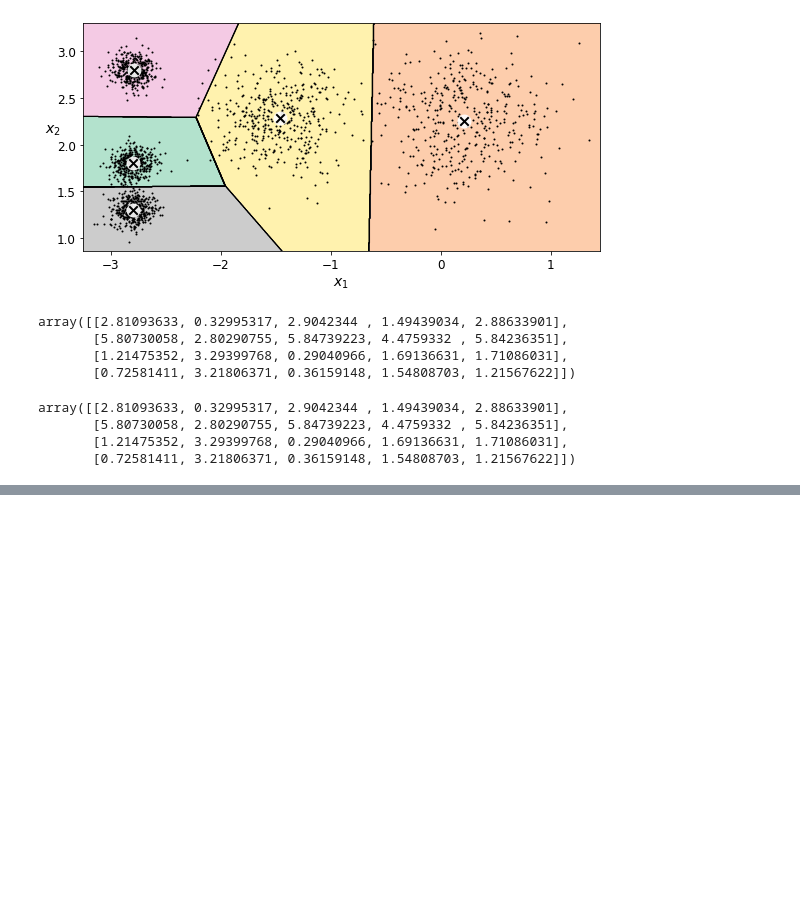
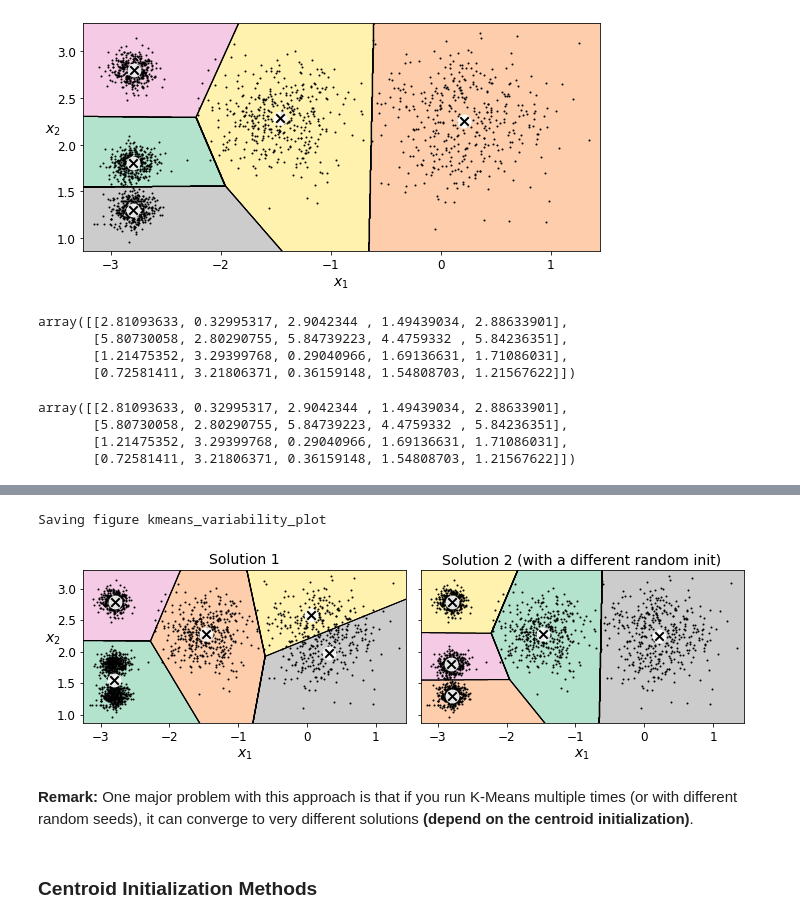
Before and after one commit to minhngt62/handson-ml, a Jupyter notebook: Chapter 9 - Unsupervised Learning.ipynb, the cells around one changed output, grey strips where cells are left out. Drawn from its saved outputs; the diff is of its cells as text; code cells hidden in the pictures; blank space fills up the shorter version.

```diff
--- a/Chapter 9 - Unsupervised Learning.ipynb
+++ b/Chapter 9 - Unsupervised Learning.ipynb
@@ -230,0 +281,36 @@ array([[2.81093633, 0.32995317, 2.9042344 , 1.49439034, 2.88633901],
+# %%
+# Plot K-Means variability
+def plot_clusterer_comparison(clusterer1, clusterer2, X, title1=None, title2=None):
+    clusterer1.fit(X)
+    clusterer2.fit(X)
+
+    plt.figure(figsize=(10, 3.2))
+
+    plt.subplot(121)
+    plot_decision_boundaries(clusterer1, X)
+    if title1:
+        plt.title(title1, fontsize=14)
+
+    plt.subplot(122)
+    plot_decision_boundaries(clusterer2, X, show_ylabels=False)
+    if title2:
+        plt.title(title2, fontsize=14)
+
+# plot
+kmeans_rnd_init1 = KMeans(n_clusters=5, init="random", n_init=1,
+                         algorithm="full", random_state=2)
+kmeans_rnd_init2 = KMeans(n_clusters=5, init="random", n_init=1,
+                         algorithm="full", random_state=5)
+
+plot_clusterer_comparison(kmeans_rnd_init1, kmeans_rnd_init2, X,
+                          "Solution 1", "Solution 2 (with a different random init)")
+
+save_fig("kmeans_variability_plot")
+plt.show()
+# %% [output]
+Saving figure kmeans_variability_plot
+[figure, added]
+# %% [markdown]
+**Remark:** One major problem with this approach is that if you run K-Means multiple times (or with different random seeds), it can converge to very different solutions **(depend on the centroid initialization)**.
+# %% [markdown]
+### Centroid Initialization Methods
```
Also changed, not shown: parts of 3 cells of this notebook, 2 other files.
